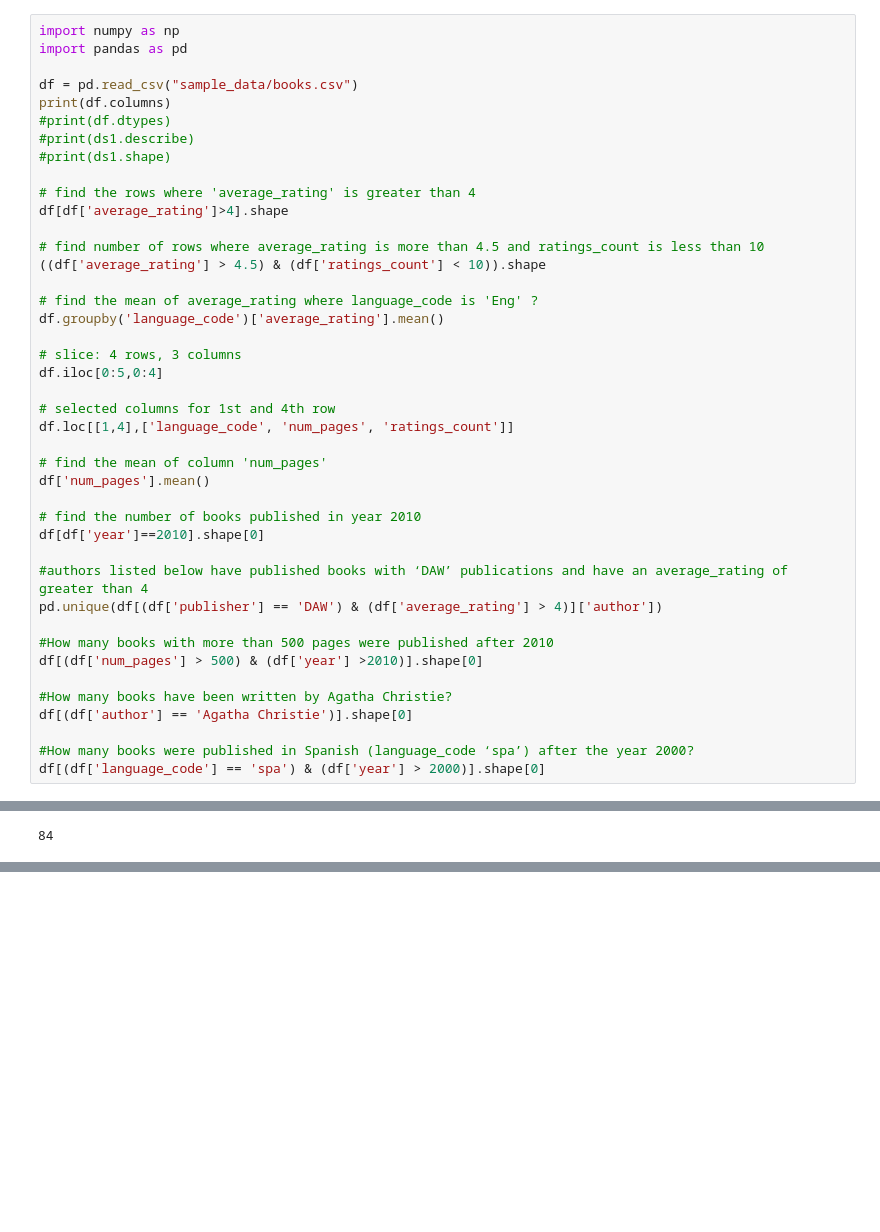
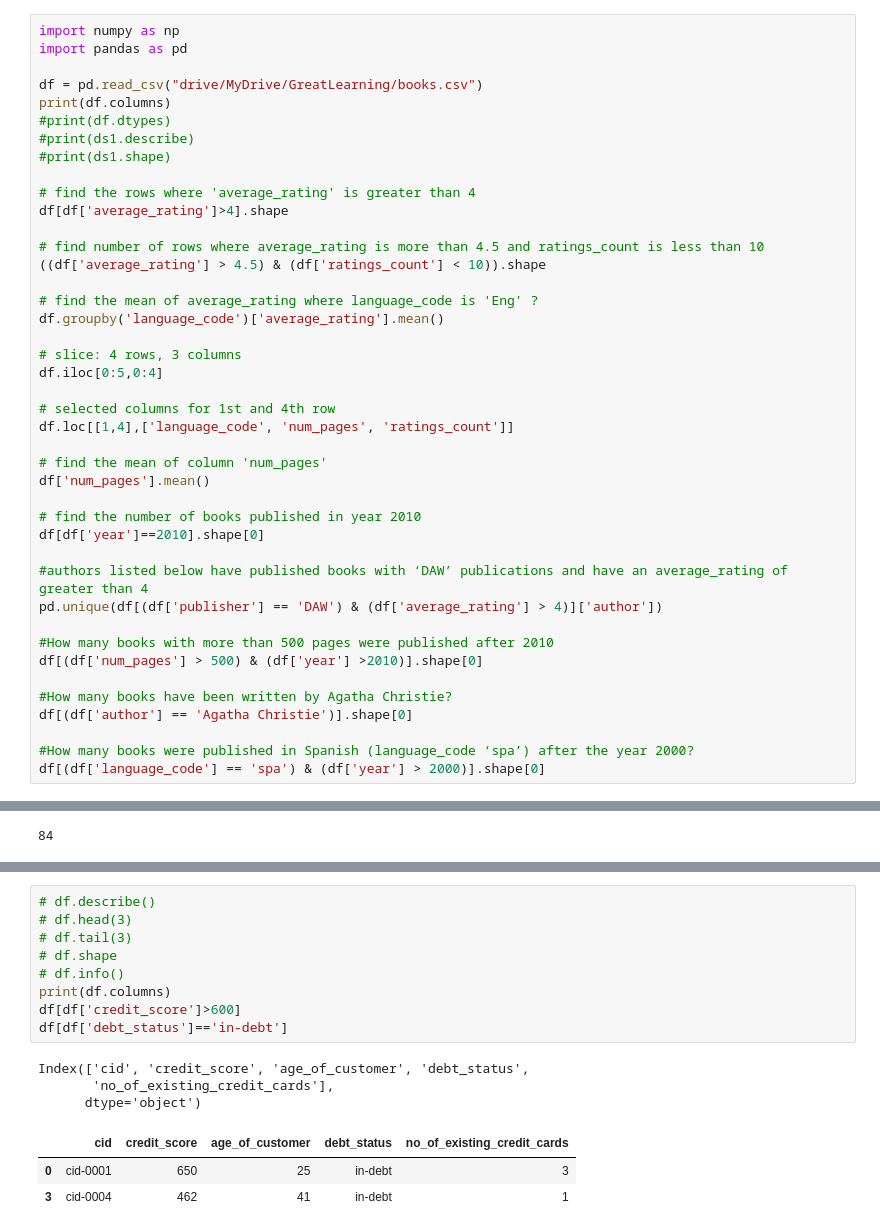
Before and after one commit to snagine/PythonDSA, a Jupyter notebook: Pandas_practice.ipynb, the cells around one changed output, grey strips where cells are left out. Saved outputs shown, nothing was run; the diff lists cells and outputs as text; blank space fills up the shorter version.

```diff
--- a/Pandas_practice.ipynb
+++ b/Pandas_practice.ipynb
@@ -8,7 +10,7 @@ Pandas - Practice
 import numpy as np
 import pandas as pd
 
-df = pd.read_csv("sample_data/books.csv")
+df = pd.read_csv("drive/MyDrive/GreatLearning/books.csv")
 print(df.columns)
 #print(df.dtypes)
 #print(ds1.describe)
@@ -54,0 +73,16 @@ Index(['title', 'author', 'average_rating', 'isbn13', 'language_code',
+# %%
+# df.describe()
+# df.head(3)
+# df.tail(3)
+# df.shape
+# df.info()
+print(df.columns)
+df[df['credit_score']>600]
+df[df['debt_status']=='in-debt']
+# %% [output]
+Index(['cid', 'credit_score', 'age_of_customer', 'debt_status',
+       'no_of_existing_credit_cards'],
+      dtype='object')
+|  | cid | credit_score | age_of_customer | debt_status | no_of_existing_credit_cards |
+| 0 | cid-0001 | 650 | 25 | in-debt | 3 |
+| 3 | cid-0004 | 462 | 41 | in-debt | 1 |
```
Also changed, not shown: parts of 17 cells of this notebook.
